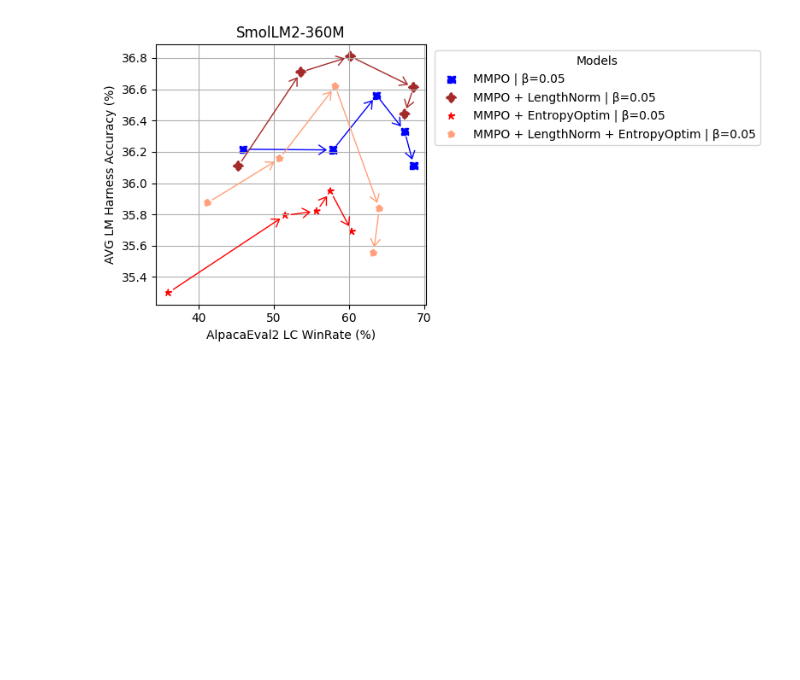
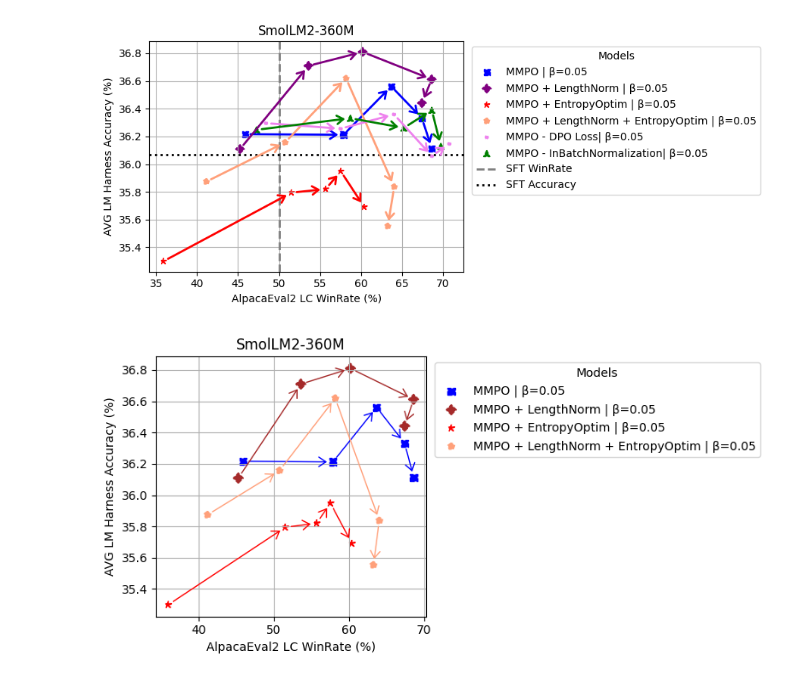
Before and after one commit to SaeedNajafi/alignment-handbook, a Jupyter notebook: lm-harness.ipynb, the cells around one changed output. Cells and saved outputs as stored; diff of their text form; code cells hidden in the pictures; blank space fills up the shorter version.

Commit message:
save diagrams

```diff
--- a/lm-harness.ipynb
+++ b/lm-harness.ipynb
@@ -58,7 +58,7 @@ for epoch_idx, epoch_num in enumerate(epochs):
                         raise Exception(f"not supported obj_type: {obj_type}")
                     model_mappings_135m[model_key] = model_value
 
-model_mappings_135m['135-sft']  = 'lm_harness_output_smollm2_135M_sft_checkpoint-14378'
+model_mappings_135m['sft']  = 'lm_harness_output_smollm2_135M_sft_checkpoint-14378'
 # %%
 model_mappings_360m = {}
 epochs = [575, 1150, 1725, 2300, 2875]
@@ -108,7 +172,7 @@ for epoch_idx, epoch_num in enumerate(epochs):
                         raise Exception(f"not supported obj_type: {obj_type}")
                     model_mappings_llama_1b[model_key] = model_value
 
-model_mappings_llama_1b['llama3.2-sft'] = 'lm_harness_output_llama3.2-1b-sftdatasetv3-sft-checkpoint-111000'
+model_mappings_llama_1b['sft'] = 'lm_harness_output_llama3.2-1b-sftdatasetv3-sft-checkpoint-111000'
 # %%
 model_mappings_llama_8b = {}
 epochs = [1530, 3060, 4590, 6120, 7650]
@@ -133,7 +197,7 @@ for epoch_idx, epoch_num in enumerate(epochs):
                         raise Exception(f"not supported obj_type: {obj_type}")
                     model_mappings_llama_8b[model_key] = model_value
 
-model_mappings_llama_8b['llama3-8b'] = 'lm_harness_output_Llama-3-Base-8B-SFT'
+model_mappings_llama_8b['sft'] = 'lm_harness_output_Llama-3-Base-8B-SFT'
 # %%
 root_folder = "/home/saeednjf/lm-evaluation-harness/training_logs/v4-runs"
 tasks = ["winogrande", "arc_easy", "piqa", "hellaswag", "openbookqa", "arc_challenge", "mmlu", "mathqa", "race", "commonsense_qa"]
@@ -586,3 +737,17 @@ mmpo_plot_diagram(models, file_name)
+# %%
+# Model names and markers
+models = {
+        "mmpo=0.05": "s",
+        "mmpo-len=0.05": "D",
+        "mmpo-ent=0.05": "*",
+        "mmpo-len-ent=0.05": "p",
+        "mmpo-no-dpo=0.05": ".",
+        "mmpo-no-batch-norm=0.05": "^",
+}
+file_name = "mmpo-ablation-results.png"
+mmpo_ablation_diagram(models, file_name)
+# %% [output]
+[figure, added]
 # %%
 def model_vars(model_str):
     if "dpo" in model_str:
```
Also changed, not shown: parts of 6 cells of this notebook, 3 other files.
